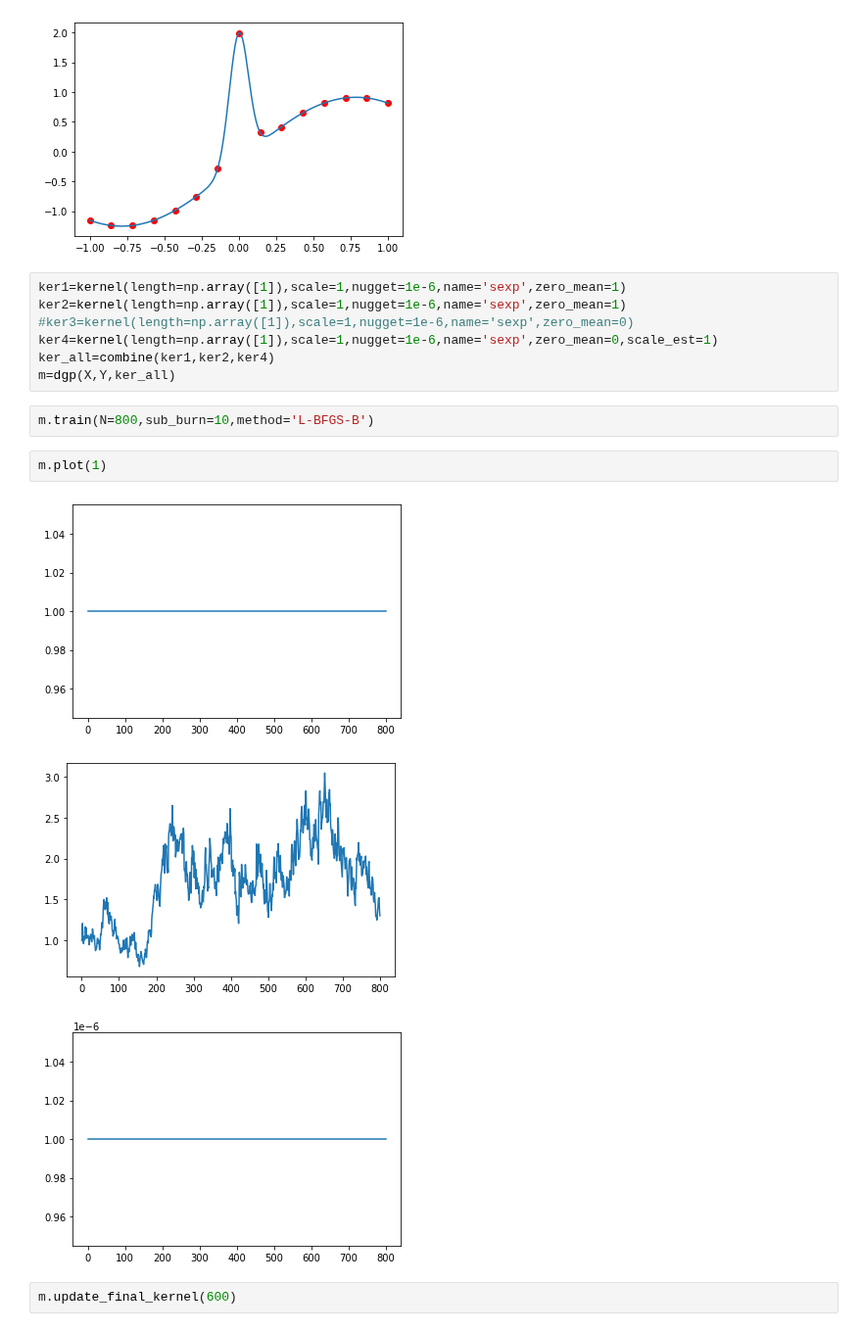
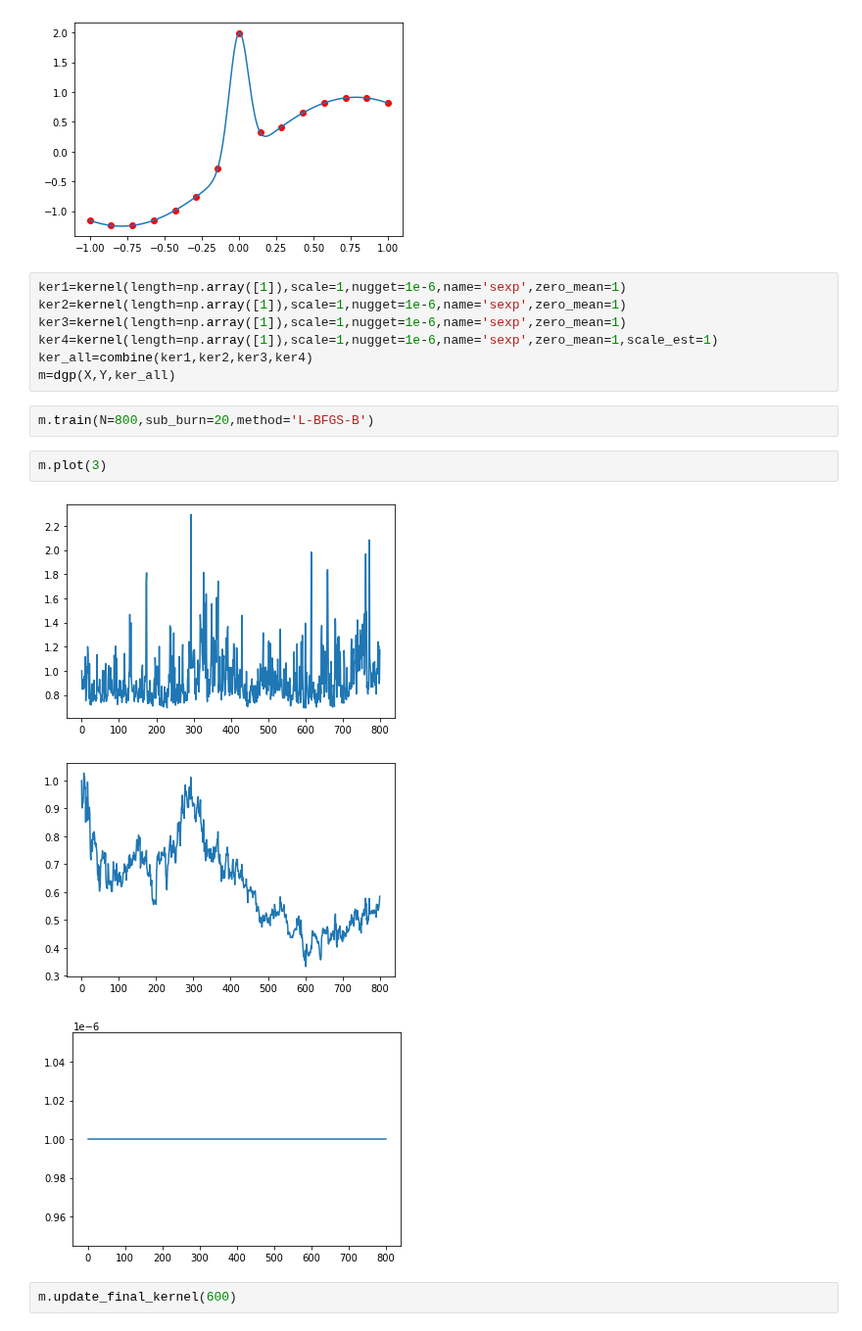
Before and after one commit to mingdeyu/DGP, a Jupyter notebook: peak_fct.ipynb, the cells around one changed output. Shown at 98% size. Saved outputs shown, nothing was run; the diff lists cells and outputs as text.

```diff
--- a/peak_fct.ipynb
+++ b/peak_fct.ipynb
@@ -24,17 +24,17 @@ plt.scatter(X,Y,color='r')
 # %%
 ker1=kernel(length=np.array([1]),scale=1,nugget=1e-6,name='sexp',zero_mean=1)
 ker2=kernel(length=np.array([1]),scale=1,nugget=1e-6,name='sexp',zero_mean=1)
-#ker3=kernel(length=np.array([1]),scale=1,nugget=1e-6,name='sexp',zero_mean=0)
-ker4=kernel(length=np.array([1]),scale=1,nugget=1e-6,name='sexp',zero_mean=0,scale_est=1)
-ker_all=combine(ker1,ker2,ker4)
+ker3=kernel(length=np.array([1]),scale=1,nugget=1e-6,name='sexp',zero_mean=1)
+ker4=kernel(length=np.array([1]),scale=1,nugget=1e-6,name='sexp',zero_mean=1,scale_est=1)
+ker_all=combine(ker1,ker2,ker3,ker4)
 m=dgp(X,Y,ker_all)
 # %%
-m.train(N=800,sub_burn=10,method='L-BFGS-B')
+m.train(N=800,sub_burn=20,method='L-BFGS-B')
 # %%
-m.plot(1)
+m.plot(3)
 # %% [output]
-[figure, old version]
+[figure, new version]
-[figure, old version]
+[figure, new version]
 [figure]
 # %%
 m.update_final_kernel(600)
```
Also changed, not shown: parts of 2 cells of this notebook, 3 other files.
